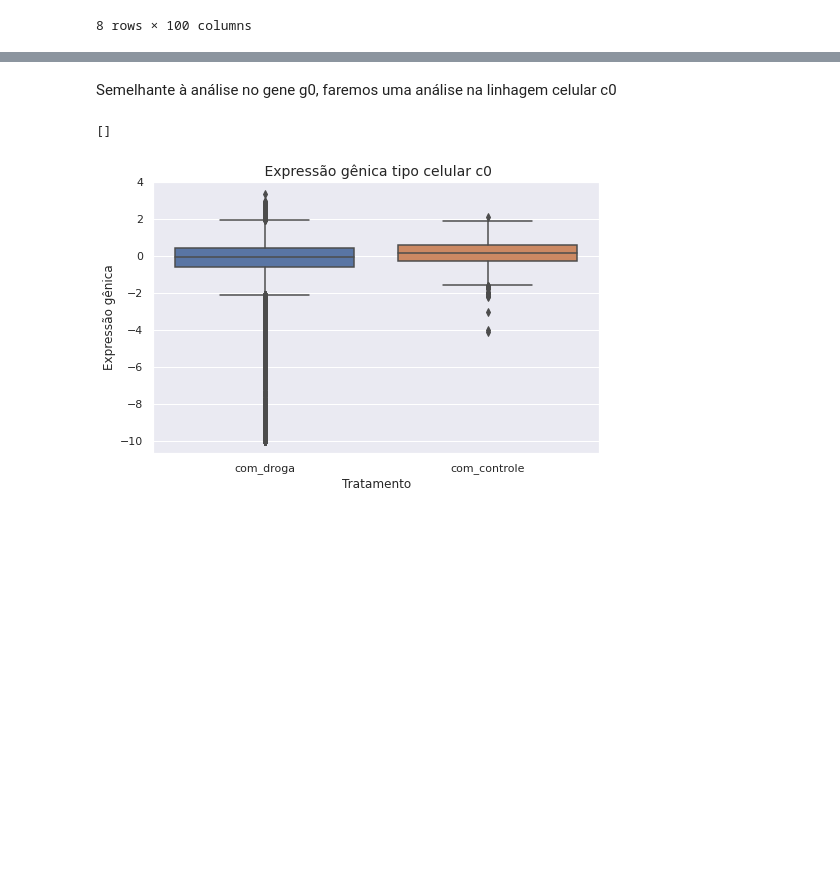
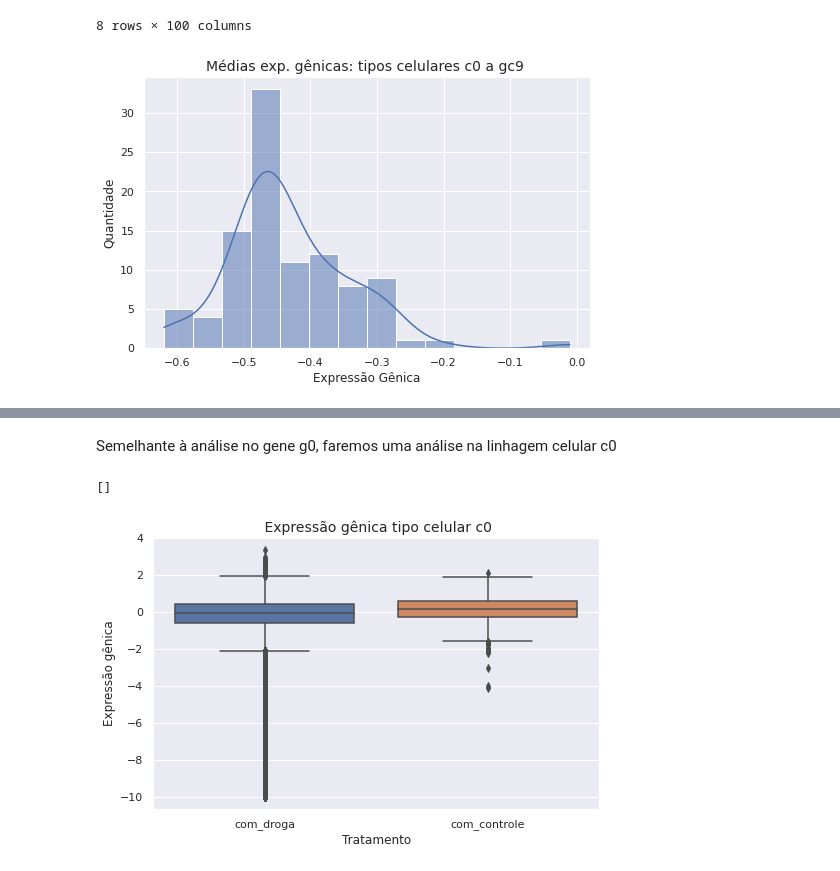
Before and after one commit to vanessanmd/imersao-dados3-alura, a Jupyter notebook: imersão_dados_3.ipynb, the cells around one changed output, grey strips where cells are left out. Saved outputs shown, nothing was run; the diff lists cells and outputs as text; code cells hidden in the pictures; blank space fills up the shorter version.

```diff
--- a/imersão_dados_3.ipynb
+++ b/imersão_dados_3.ipynb
@@ -422,3 +434,14 @@ dados.loc[:, 'c0':'c99'].describe()
 | 75% | 0.448975 | 0.476875 | 0.460575 | 0.413100 | 0.470300 | 0.442675 | 0.459475 | 0.469375 | 0.453175 | 0.424400 | 0.468675 | ... |
 | max | 3.365000 | 3.915000 | 2.970000 | 2.408000 | 4.555000 | 3.614000 | 3.904000 | 4.918000 | 3.648000 | 3.194000 | 5.642000 | ... |
 8 rows × 100 columns
+# %%
+#Plotando as médias das expressões gênicas dos tipos celulares em um histograma
+dados_cel_media = dados.loc[:, 'c0':'c99'].describe().T['mean']
+plt.figure(figsize=(8,5))
+ax = sns.histplot(dados_cel_media, kde=True)
+plt.title('Médias exp. gênicas: tipos celulares c0 a gc9 ', fontsize=14)
+plt.xlabel('Expressão Gênica', fontsize=12)
+plt.ylabel('Quantidade', fontsize=12)
+plt.show()
+# %% [output]
+[figure, added]
```
Also changed, not shown: parts of 8 cells of this notebook.
